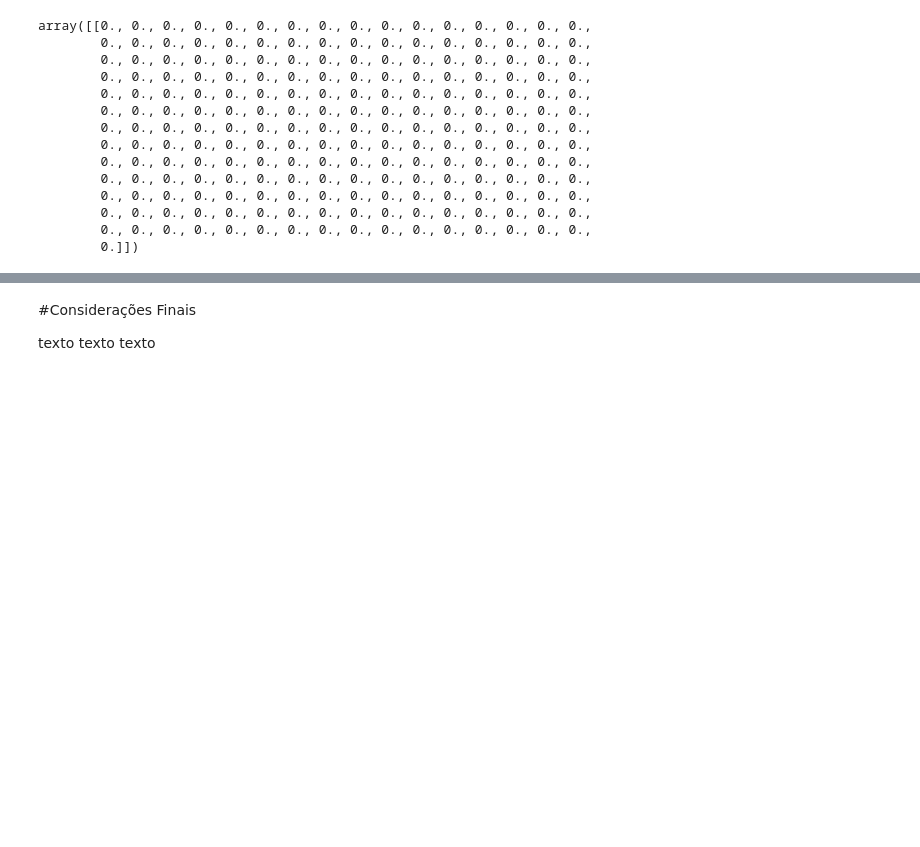
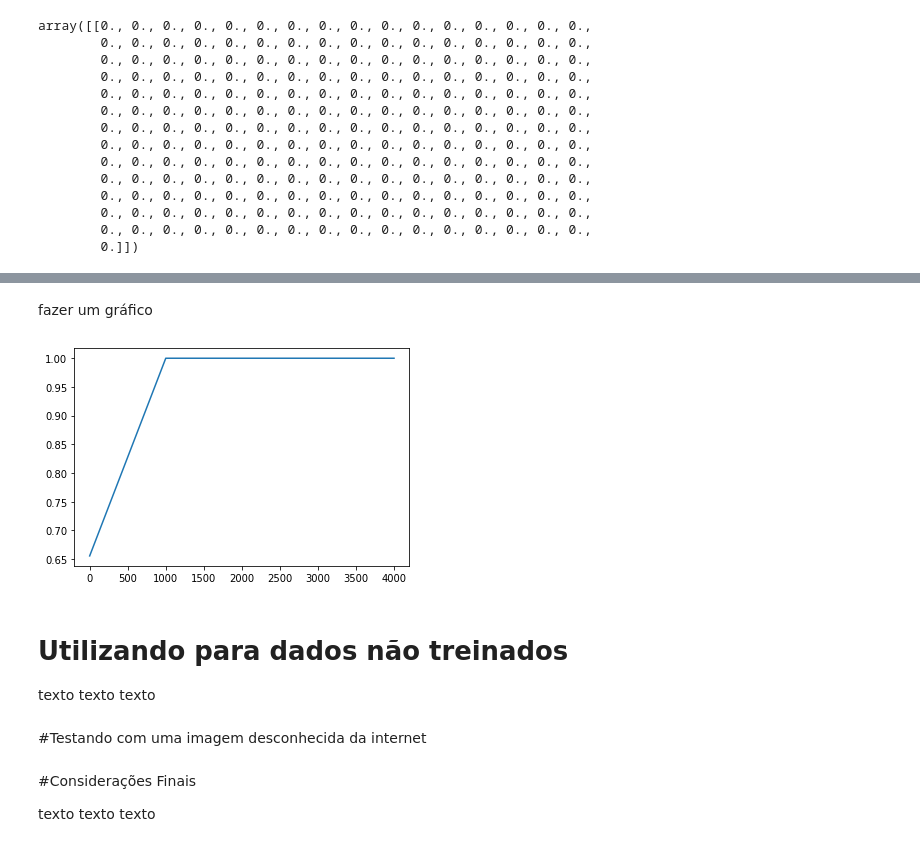
Before and after one commit to FerrazThales/Redes-Neurais, a Jupyter notebook: Cat_and_NonCat_with_Logistics_Regression.ipynb, the cells around one changed output, grey strips where cells are left out. Drawn from its saved outputs; the diff is of its cells as text; code cells hidden in the pictures; blank space fills up the shorter version.

```diff
--- a/Cat_and_NonCat_with_Logistics_Regression.ipynb
+++ b/Cat_and_NonCat_with_Logistics_Regression.ipynb
@@ -196,7 +178,7 @@ def inicializar(x):
     dar uma atenção neste b
   """
   w = np.zeros((x.shape[0],1))
-  b = np.zeros((1,x.shape[1]))
+  b = 0.0
   return w,b
 # %%
 #inicializando os weights e o bias com zero
@@ -213,7 +195,7 @@ falar de criar a função de ativação sigmoidal e falar que ela retorna a prob
 # %%
 #função de ativação
 def sigmoidal(z):
-  return 1.0/(1+np.exp(-z))
+  return 1.0/(1.0+np.exp(-z))
 # %% [markdown]
 ## Forward Propagation - Left to Right
 
@@ -353,0 +336,9 @@ array([[0., 0., 0., 0., 0., 0., 0., 0., 0., 0., 0., 0., 0., 0., 0., 0.,
+# %%
+#funcao para realizar a decisao
+def decision(a):
+  for i in range(a.shape[1]):
+    if a[0][i] >= 0.5:
+      a[0][i] = 1
+    else:
+      a[0][i] = 0
+  return a
@@ -353,0 +349,15 @@ array([[0., 0., 0., 0., 0., 0., 0., 0., 0., 0., 0., 0., 0., 0., 0., 0.,
+# %%
+#iterações do gradiente descendente
+iteracoes = 5000
+lista_de_acertos , lista_de_iteracoes = [] , []
+for i in range(iteracoes):
+  a = forward_propagation(w,b,x_train_reshaped)
+  dw,db = backward_propagation(a,x_train_reshaped,y_train_reshaped)
+  w,b = gradient_descent(w,b,dw,db,alpha=0.001)
+  previsoes = decision(a)
+  if (i % 1000) == 0:
+    acertos = (previsoes == y_train_reshaped).sum() / previsoes.shape[1]
+    print('Iteração:',i)
+    print('Acertos:',acertos.round(2))
+    lista_de_iteracoes.append(i)
+    lista_de_acertos.append(acertos)
@@ -354,3 +375,15 @@ array([[0., 0., 0., 0., 0., 0., 0., 0., 0., 0., 0., 0., 0., 0., 0., 0.,
+# %% [markdown]
+fazer um gráfico
+# %%
+plt.plot(lista_de_iteracoes,lista_de_acertos);
+# %% [output]
+[figure, added]
+# %% [markdown]
+# Utilizando para dados não treinados
+
+texto texto texto
+# %% [markdown]
+#Testando com uma imagem desconhecida da internet
 # %% [markdown]
 #Considerações Finais
 
```
Also changed, not shown: parts of 19 cells of this notebook.
